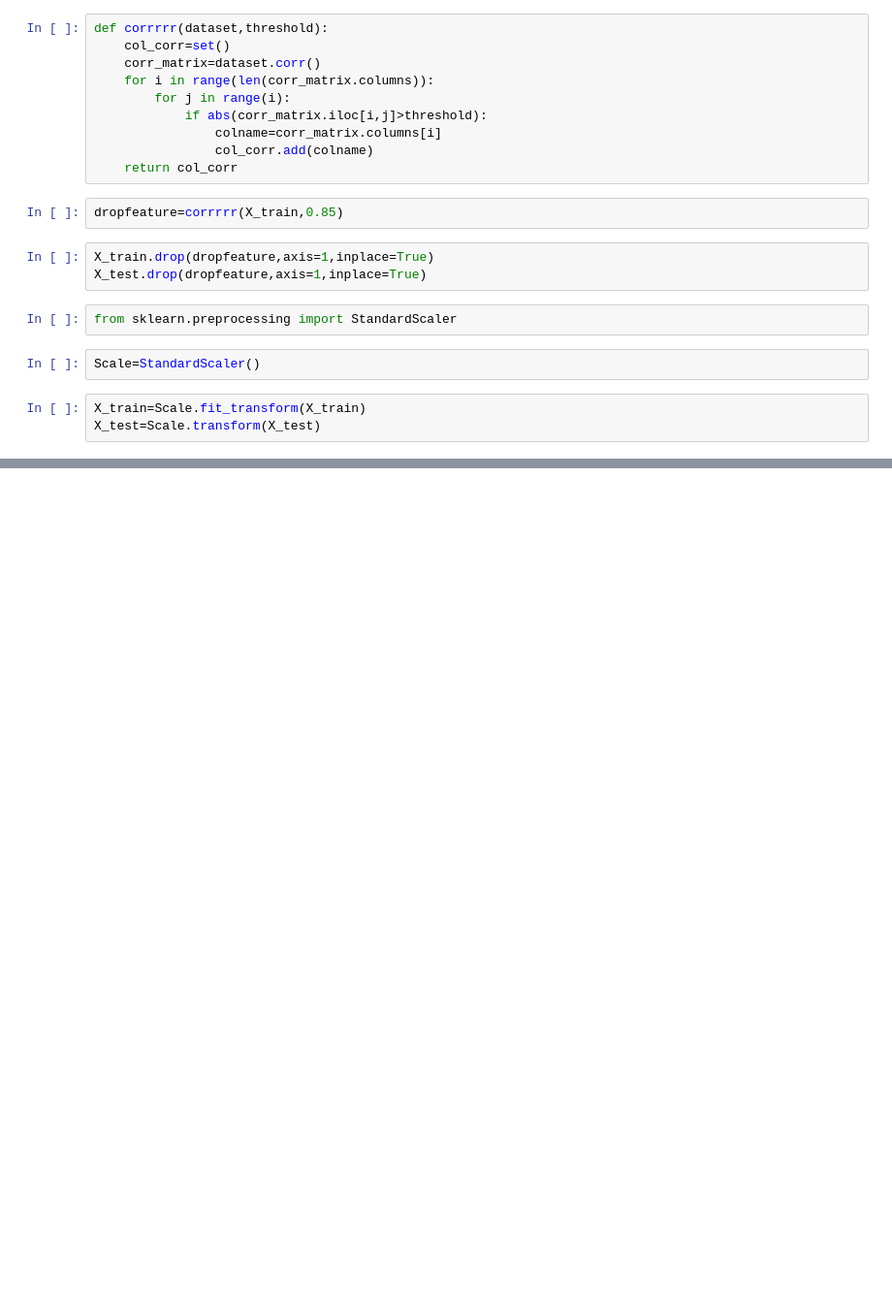
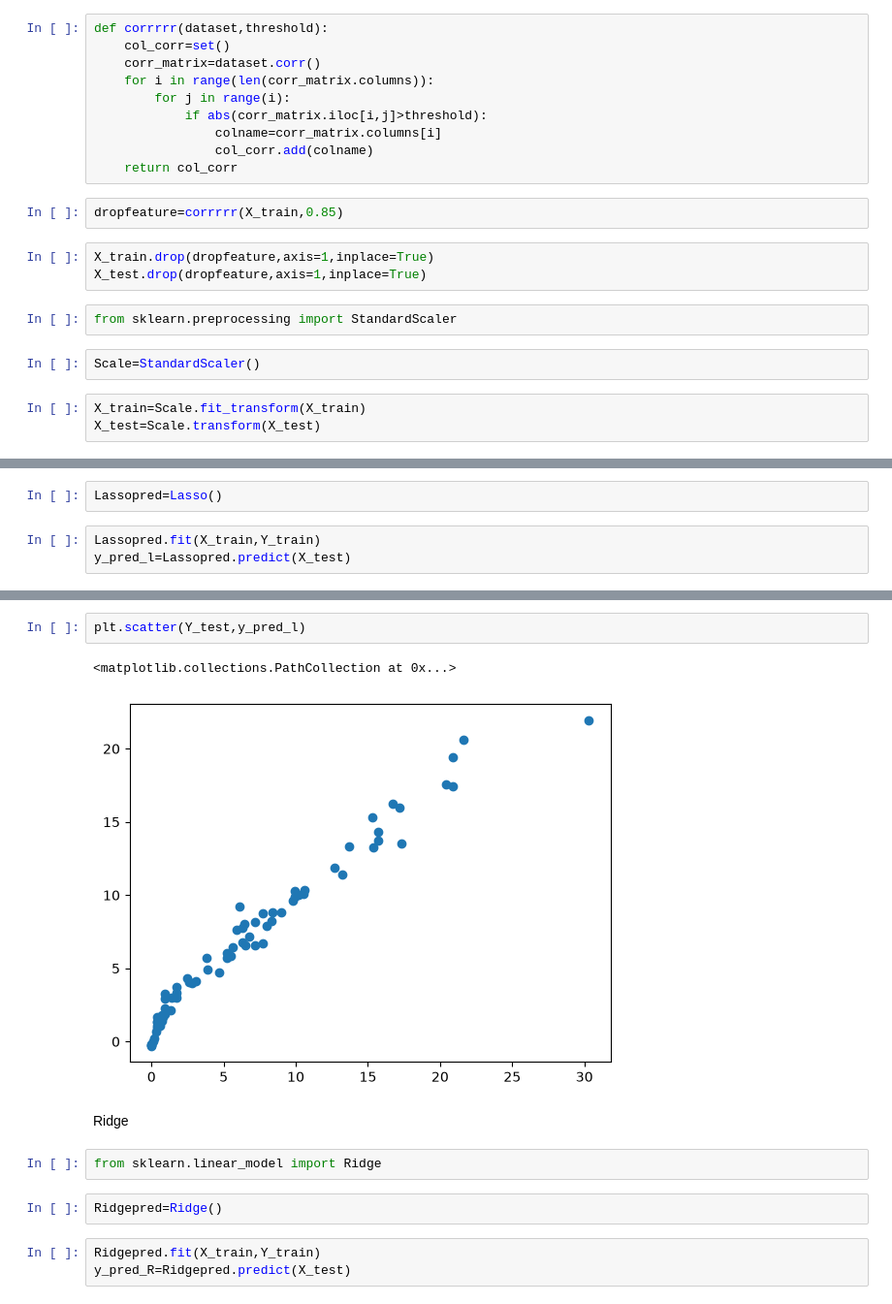
Before and after one commit to aryanchauhan0276/Machine-Learning-Practice, a Jupyter notebook: Supervised Learning/Ridge&Lasso/ModelTraning.ipynb, the cells around one changed output, grey strips where cells are left out. Shown at 97% size. Drawn from its saved outputs; the diff is of its cells as text; blank space fills up the shorter version.

```diff
--- a/Supervised Learning/Ridge&Lasso/ModelTraning.ipynb
+++ b/Supervised Learning/Ridge&Lasso/ModelTraning.ipynb
@@ -75,0 +106,5 @@ X_test=Scale.transform(X_test)
+# %%
+Lassopred=Lasso()
+# %%
+Lassopred.fit(X_train,Y_train)
+y_pred_l=Lassopred.predict(X_test)
@@ -75,0 +122,14 @@ X_test=Scale.transform(X_test)
+# %%
+plt.scatter(Y_test,y_pred_l)
+# %% [output]
+<matplotlib.collections.PathCollection at 0x...>
+[figure, added]
+# %% [markdown]
+Ridge
+# %%
+from sklearn.linear_model import Ridge
+# %%
+Ridgepred=Ridge()
+# %%
+Ridgepred.fit(X_train,Y_train)
+y_pred_R=Ridgepred.predict(X_test)
```
Also changed, not shown: parts of 36 cells of this notebook.
